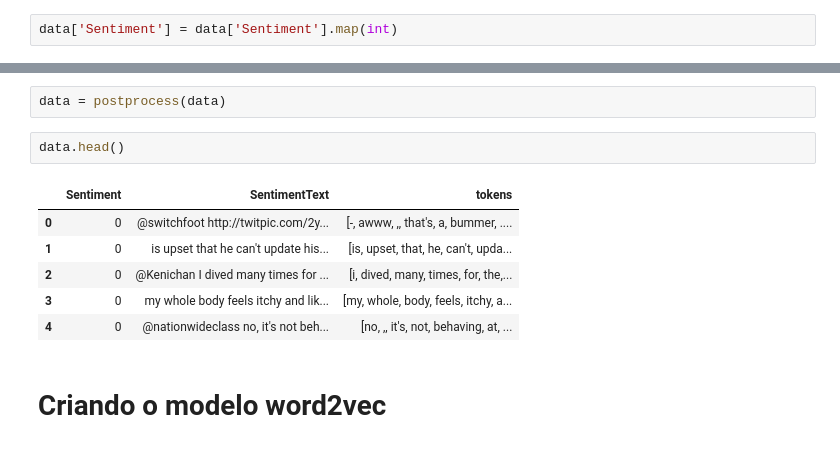
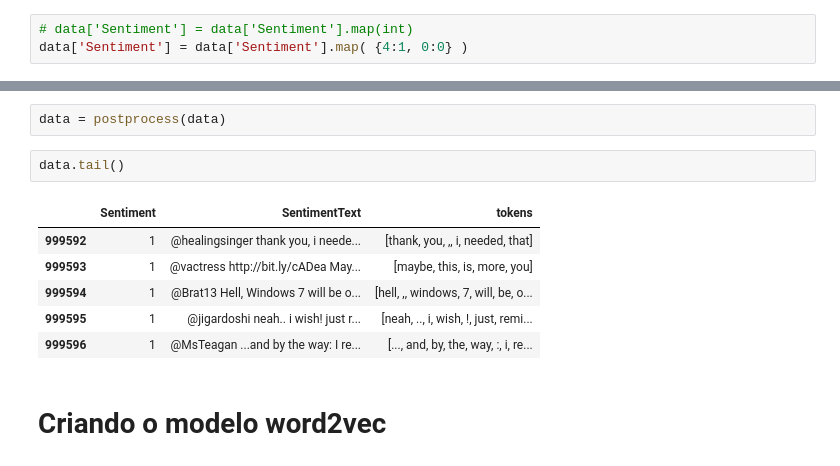
Before and after one commit to SCloves/word2vec, a Jupyter notebook: testes.ipynb, the cells around one changed output, grey strips where cells are left out. Cells and saved outputs as stored; diff of their text form.

```diff
--- a/testes.ipynb
+++ b/testes.ipynb
@@ -45,7 +45,8 @@ data.head()
 | 3 | 0 | my whole body feels itchy and lik... |
 | 4 | 0 | @nationwideclass no, it's not beh... |
 # %%
-data['Sentiment'] = data['Sentiment'].map(int)
+# data['Sentiment'] = data['Sentiment'].map(int)
+data['Sentiment'] = data['Sentiment'].map( {4:1, 0:0} )
 # %%
 data = data[data['SentimentText'].isnull() == False]
 # %%
@@ -74,14 +75,14 @@ def postprocess(data, n=1000000):
 # %%
 data = postprocess(data)
 # %%
-data.head()
+data.tail()
 # %% [output]
 |  | Sentiment | SentimentText | tokens |
-| 0 | 0 | @switchfoot http://twitpic.com/2y... | [-, awww, ,, that's, a, bummer, .... |
-| 1 | 0 | is upset that he can't update his... | [is, upset, that, he, can't, upda... |
-| 2 | 0 | @Kenichan I dived many times for ... | [i, dived, many, times, for, the,... |
-| 3 | 0 | my whole body feels itchy and lik... | [my, whole, body, feels, itchy, a... |
-| 4 | 0 | @nationwideclass no, it's not beh... | [no, ,, it's, not, behaving, at, ... |
+| 999592 | 1 | @healingsinger thank you, i neede... | [thank, you, ,, i, needed, that] |
+| 999593 | 1 | @vactress http://bit.ly/cADea May... | [maybe, this, is, more, you] |
+| 999594 | 1 | @Brat13 Hell, Windows 7 will be o... | [hell, ,, windows, 7, will, be, o... |
+| 999595 | 1 | @jigardoshi neah.. i wish! just r... | [neah, .., i, wish, !, just, remi... |
+| 999596 | 1 | @MsTeagan ...and by the way: I re... | [..., and, by, the, way, :, i, re... |
 # %% [markdown]
 # Criando o modelo word2vec
 # %%
```
Also changed, not shown: parts of 11 cells of this notebook.
